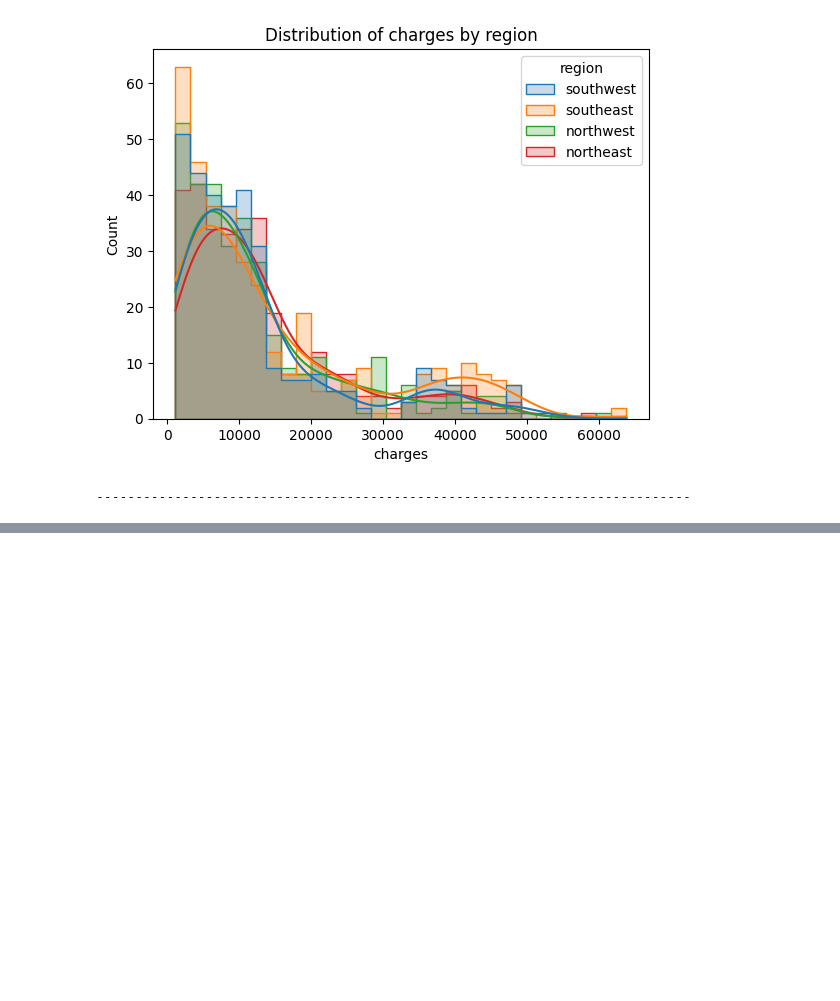
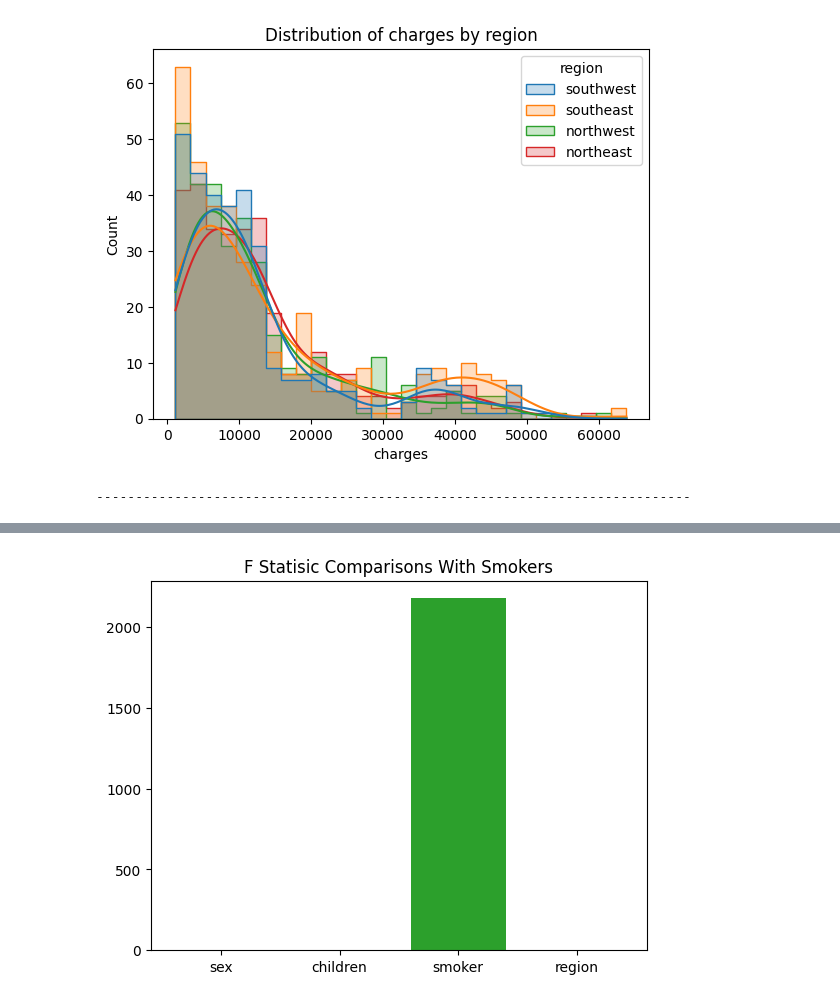
Before and after one commit to lewinskie254/eda, a Jupyter notebook: Categorical_to_Numeric.ipynb, the cells around one changed output, grey strips where cells are left out. Drawn from its saved outputs; the diff is of its cells as text; code cells hidden in the pictures; blank space fills up the shorter version.

```diff
--- a/Categorical_to_Numeric.ipynb
+++ b/Categorical_to_Numeric.ipynb
@@ -233,0 +265,7 @@ for col in columns:
+# %%
+for element in results:
+  plt.title("F Statisic Comparisons With Smokers")
+  plt.bar(element, results[element]['F'])
+plt.show()
+# %% [output]
+[figure, added]
```
Also changed, not shown: parts of 7 cells of this notebook.
